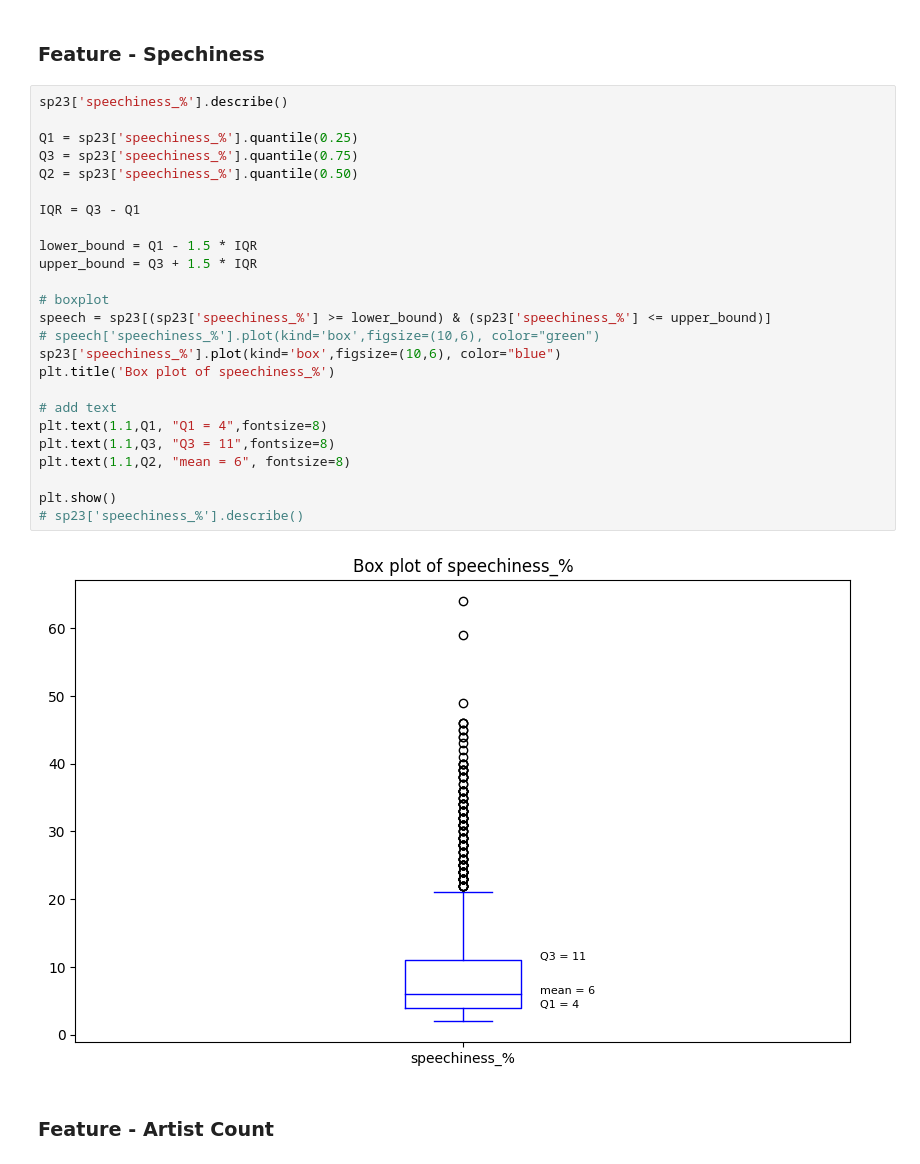
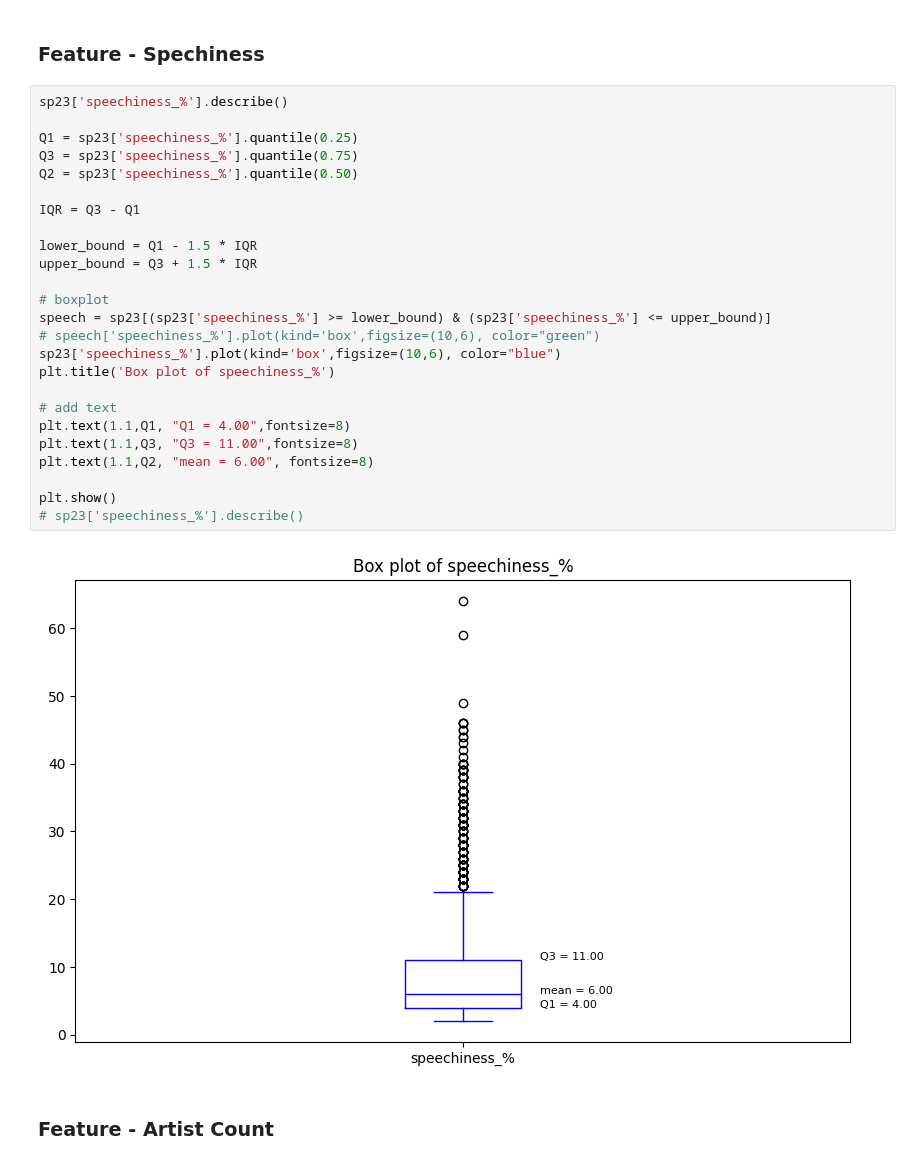
Before and after one commit to TharachonWarin/Spotify_Project_203, a Jupyter notebook: 204203_group_2.ipynb, the cells around one changed output. Cells and saved outputs as stored; diff of their text form.

```diff
--- a/204203_group_2.ipynb
+++ b/204203_group_2.ipynb
@@ -217,30 +217,30 @@ Text(1.1, 20.0, 'Q3 = 24.00')
 # %%
 sp23['speechiness_%'].describe()
 
 Q1 = sp23['speechiness_%'].quantile(0.25)
 Q3 = sp23['speechiness_%'].quantile(0.75)
 Q2 = sp23['speechiness_%'].quantile(0.50)
 
 IQR = Q3 - Q1
 
 lower_bound = Q1 - 1.5 * IQR
 upper_bound = Q3 + 1.5 * IQR
 
 # boxplot
 speech = sp23[(sp23['speechiness_%'] >= lower_bound) & (sp23['speechiness_%'] <= upper_bound)]
 # speech['speechiness_%'].plot(kind='box',figsize=(10,6), color="green")
 sp23['speechiness_%'].plot(kind='box',figsize=(10,6), color="blue")
 plt.title('Box plot of speechiness_%')
 
 # add text
-plt.text(1.1,Q1, "Q1 = 4",fontsize=8)
-plt.text(1.1,Q3, "Q3 = 11",fontsize=8)
-plt.text(1.1,Q2, "mean = 6", fontsize=8)
+plt.text(1.1,Q1, "Q1 = 4.00",fontsize=8)
+plt.text(1.1,Q3, "Q3 = 11.00",fontsize=8)
+plt.text(1.1,Q2, "mean = 6.00", fontsize=8)
 
 plt.show()
 # sp23['speechiness_%'].describe()
 # %% [output]
-[figure, old version]
+[figure, new version]
 # %% [markdown]
 ### Feature - Artist Count
 # %%
```
Also changed, not shown: parts of 1 cell of this notebook.
